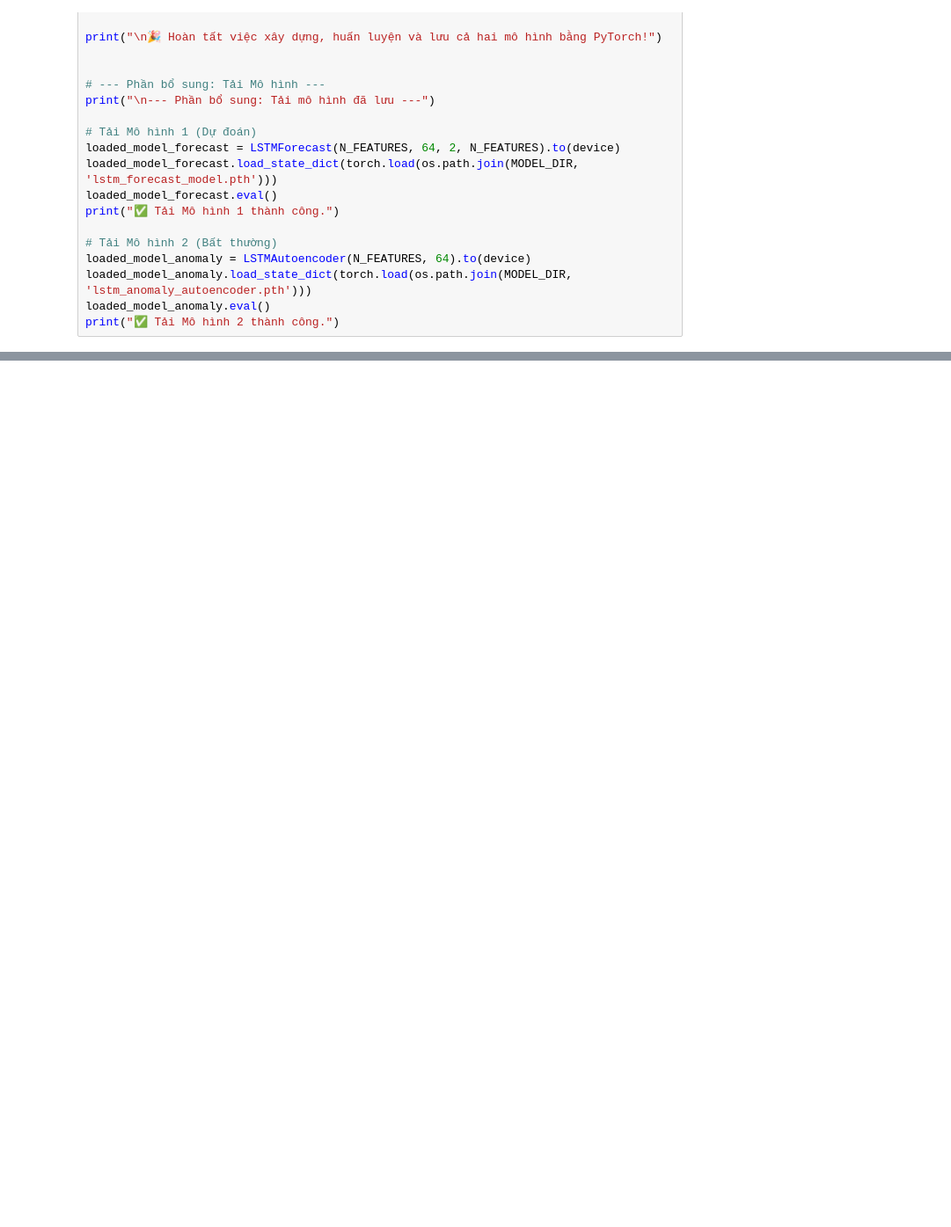
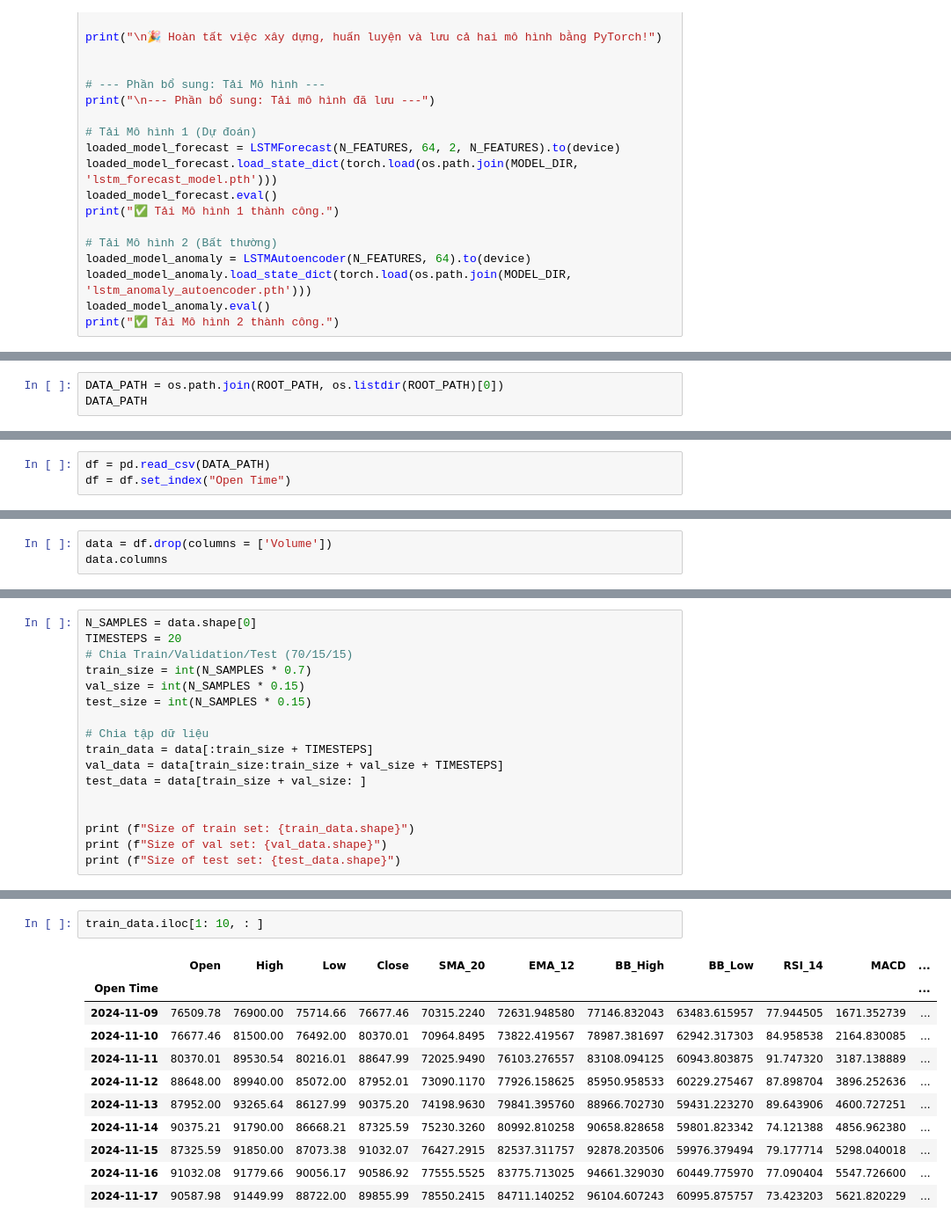
Before and after one commit to DarkFromAbyss/Finance_Predict, a Jupyter notebook: notebooks/train.ipynb, the cells around one changed output, grey strips where cells are left out. Shown: that part at 88% size. Cells and saved outputs as stored; diff of their text form; blank space fills up the shorter version.

Commit message:
Train model

```diff
--- a/notebooks/train.ipynb
+++ b/notebooks/train.ipynb
@@ -318,0 +340,3 @@ print("✅ Tải Mô hình 2 thành công.")
+# %%
+DATA_PATH = os.path.join(ROOT_PATH, os.listdir(ROOT_PATH)[0])
+DATA_PATH
@@ -318,0 +345,3 @@ print("✅ Tải Mô hình 2 thành công.")
+# %%
+df = pd.read_csv(DATA_PATH)
+df = df.set_index("Open Time")
@@ -318,0 +370,3 @@ print("✅ Tải Mô hình 2 thành công.")
+# %%
+data = df.drop(columns = ['Volume'])
+data.columns
@@ -318,0 +393,17 @@ print("✅ Tải Mô hình 2 thành công.")
+# %%
+N_SAMPLES = data.shape[0]
+TIMESTEPS = 20
+# Chia Train/Validation/Test (70/15/15)
+train_size = int(N_SAMPLES * 0.7)
+val_size = int(N_SAMPLES * 0.15)
+test_size = int(N_SAMPLES * 0.15)
+
+# Chia tập dữ liệu
+train_data = data[:train_size + TIMESTEPS]
+val_data = data[train_size:train_size + val_size + TIMESTEPS]
+test_data = data[train_size + val_size: ]
+
+
+print (f"Size of train set: {train_data.shape}")
+print (f"Size of val set: {val_data.shape}")
+print (f"Size of test set: {test_data.shape}")
@@ -318,0 +448,14 @@ print("✅ Tải Mô hình 2 thành công.")
+# %%
+train_data.iloc[1: 10, : ]
+# %% [output]
+|  | Open | High | Low | Close | SMA_20 | EMA_12 | BB_High | BB_Low | RSI_14 | MACD | ... |
+| Open Time |  |  |  |  |  |  |  |  |  |  | ... |
+| 2024-11-09 | 76509.78 | 76900.00 | 75714.66 | 76677.46 | 70315.2240 | 72631.948580 | 77146.832043 | 63483.615957 | 77.944505 | 1671.352739 | ... |
+| 2024-11-10 | 76677.46 | 81500.00 | 76492.00 | 80370.01 | 70964.8495 | 73822.419567 | 78987.381697 | 62942.317303 | 84.958538 | 2164.830085 | ... |
+| 2024-11-11 | 80370.01 | 89530.54 | 80216.01 | 88647.99 | 72025.9490 | 76103.276557 | 83108.094125 | 60943.803875 | 91.747320 | 3187.138889 | ... |
+| 2024-11-12 | 88648.00 | 89940.00 | 85072.00 | 87952.01 | 73090.1170 | 77926.158625 | 85950.958533 | 60229.275467 | 87.898704 | 3896.252636 | ... |
+| 2024-11-13 | 87952.00 | 93265.64 | 86127.99 | 90375.20 | 74198.9630 | 79841.395760 | 88966.702730 | 59431.223270 | 89.643906 | 4600.727251 | ... |
+| 2024-11-14 | 90375.21 | 91790.00 | 86668.21 | 87325.59 | 75230.3260 | 80992.810258 | 90658.828658 | 59801.823342 | 74.121388 | 4856.962380 | ... |
+| 2024-11-15 | 87325.59 | 91850.00 | 87073.38 | 91032.07 | 76427.2915 | 82537.311757 | 92878.203506 | 59976.379494 | 79.177714 | 5298.040018 | ... |
+| 2024-11-16 | 91032.08 | 91779.66 | 90056.17 | 90586.92 | 77555.5525 | 83775.713025 | 94661.329030 | 60449.775970 | 77.090404 | 5547.726600 | ... |
+| 2024-11-17 | 90587.98 | 91449.99 | 88722.00 | 89855.99 | 78550.2415 | 84711.140252 | 96104.607243 | 60995.875757 | 73.423203 | 5621.820229 | ... |
```
Also changed, not shown: parts of 13 cells of this notebook.
